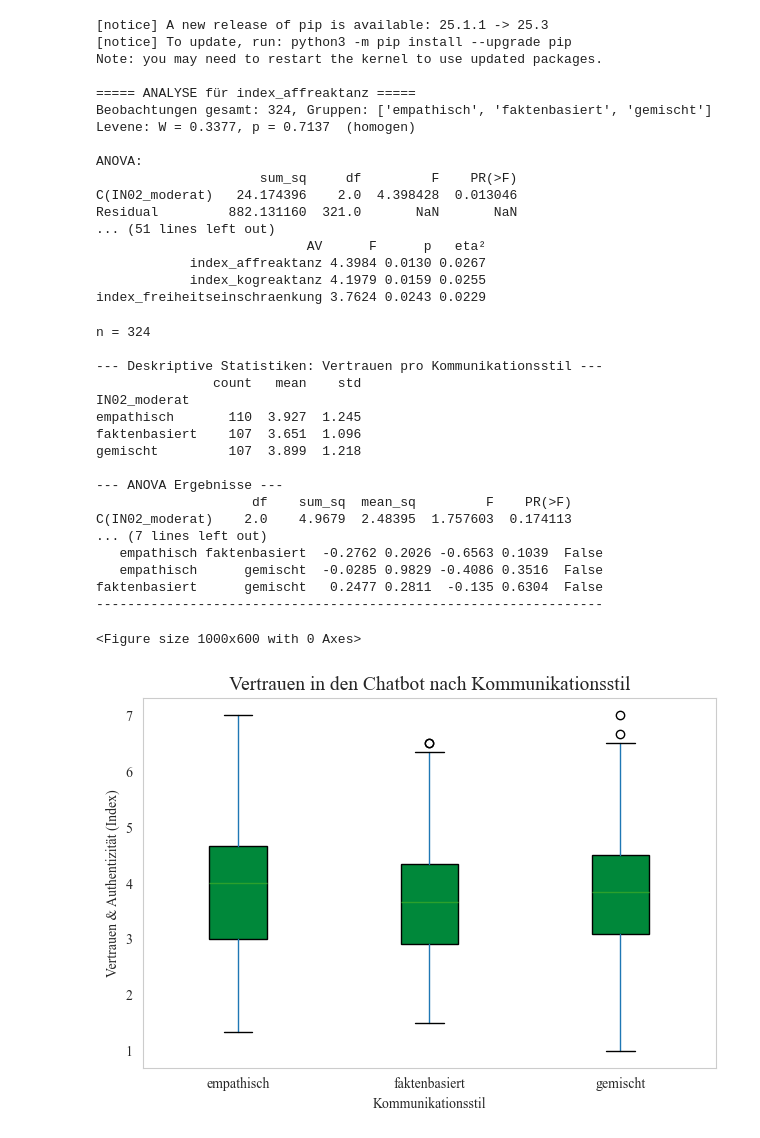
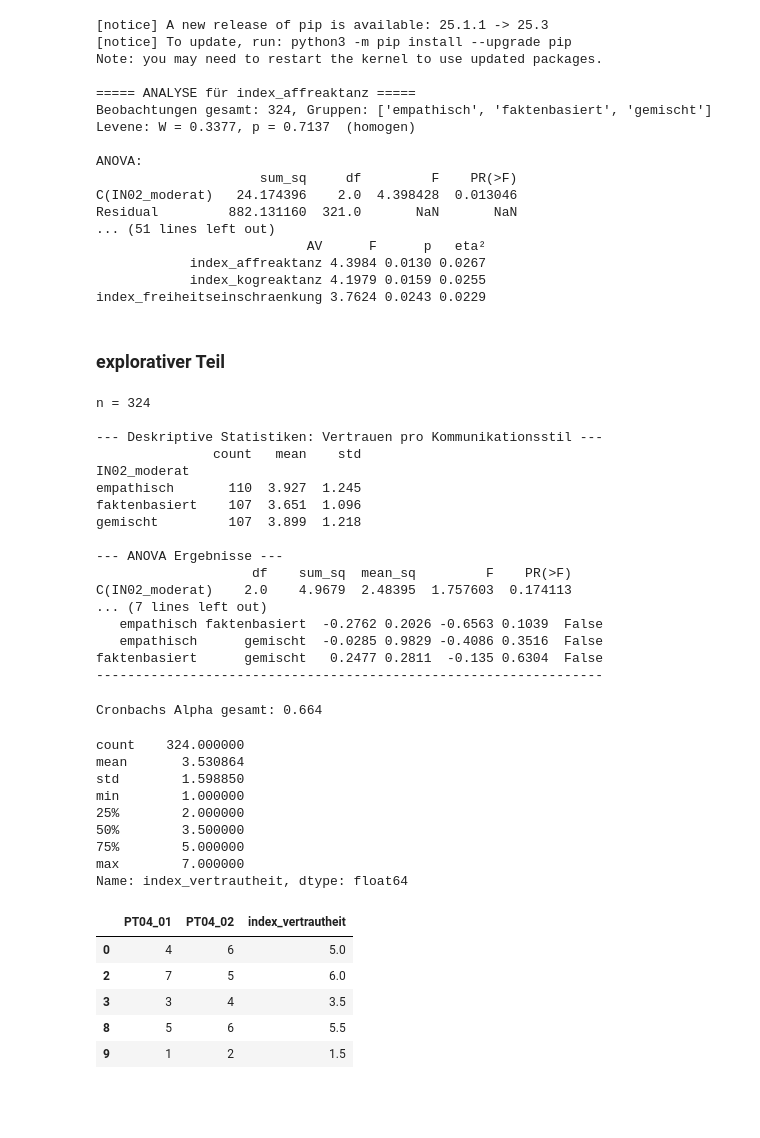
Before and after one commit to lara-polat/KI_Demokratie, a Jupyter notebook: analysis_ki_demokratie.ipynb, the cells around one changed output. Cells and saved outputs as stored; diff of their text form; code cells hidden in the pictures; blank space fills up the shorter version.

```diff
--- a/analysis_ki_demokratie.ipynb
+++ b/analysis_ki_demokratie.ipynb
@@ -3123,6 +3132,8 @@ Residual         882.131160  321.0       NaN       NaN
             index_affreaktanz 4.3984 0.0130 0.0267
             index_kogreaktanz 4.1979 0.0159 0.0255
 index_freiheitseinschraenkung 3.7624 0.0243 0.0229
+# %% [markdown]
+### explorativer Teil
 # %%
 # explorativer Teil: Unterscheidet sich das Vertrauen und die wahrgenommene Authentizität je nach Kommunikationsstil? (nur moderate Fälle)
 
@@ -3152,22 +3163,6 @@ tukey = pairwise_tukeyhsd(endog=df_exp['index_vertauth'],
                           alpha=0.05)
 print("\n--- Post-hoc Vergleich (Tukey-HSD) ---")
 print(tukey)
-
-# 5. Visualisierung (Boxplot)
-plt.figure(figsize=(10, 6))
-# Wir nutzen die LMU-Farben-Logik
-lmu_green = "#00883A"
-df_exp.boxplot(column='index_vertauth', by='IN02_moderat', grid=False,
-               patch_artist=True, boxprops=dict(facecolor=lmu_green, color='black'))
-
-plt.title('Vertrauen in den Chatbot nach Kommunikationsstil', fontfamily='serif', fontsize=14)
-plt.suptitle('') # Entfernt den automatischen Panda-Titel
-plt.xlabel('Kommunikationsstil', fontfamily='serif')
-plt.ylabel('Vertrauen & Authentizität (Index)', fontfamily='serif')
-plt.xticks(fontfamily='serif')
-plt.yticks(fontfamily='serif')
-plt.tight_layout()
-plt.show()
 # %% [output]
 n = 324
 
@@ -3186,5 +3181,46 @@ C(IN02_moderat)    2.0    4.9679  2.48395  1.757603  0.174113
    empathisch      gemischt  -0.0285 0.9829 -0.4086 0.3516  False
 faktenbasiert      gemischt   0.2477 0.2811  -0.135 0.6304  False
 -----------------------------------------------------------------
-<Figure size 1000x600 with 0 Axes>
-[figure, removed]
+# %%
+# Vermutung, dass individuelle Faktoren des Users mit dem Vertrauen zusammenhängen
+# Reliabilität prüfen
+
+# Auswahl der Variablen
+
+items = ["PT04_01", "PT04_02"]
+reliability_explorativ1 = df_mod[items].dropna()
+
+def cronbach_alpha(reliability_explorativ1):
+    k = reliability_explorativ1.shape[1]
+    item_var = reliability_explorativ1.var(axis=0, ddof=1)
+    total_var = reliability_explorativ1.sum(axis=1).var(ddof=1)
+    return (k / (k - 1)) * (1 - item_var.sum() / total_var)
+
+alpha = cronbach_alpha(reliability_explorativ1)
+print(f"Cronbachs Alpha gesamt: {alpha:.3f}")
+# %% [output]
+Cronbachs Alpha gesamt: 0.664
+# %%
+# Mittelwertindex bilden (Vertrautheit im Umgang mit KI)
+
+df_mod["index_vertrautheit"] = df_mod[["PT04_01", "PT04_02"]].mean(axis=1, skipna=True)
+
+# Kontrolle: Verteilung und erste Werte
+print(df_mod["index_vertrautheit"].describe())
+df_mod[["PT04_01", "PT04_02", "index_vertrautheit"]].head()
+# %% [output]
+count    324.000000
+mean       3.530864
+std        1.598850
+min        1.000000
+25%        2.000000
+50%        3.500000
+75%        5.000000
+max        7.000000
+Name: index_vertrautheit, dtype: float64
+|  | PT04_01 | PT04_02 | index_vertrautheit |
+| 0 | 4 | 6 | 5.0 |
+| 2 | 7 | 5 | 6.0 |
+| 3 | 3 | 4 | 3.5 |
+| 8 | 5 | 6 | 5.5 |
+| 9 | 1 | 2 | 1.5 |
```
Also changed, not shown: parts of 18 cells of this notebook.
